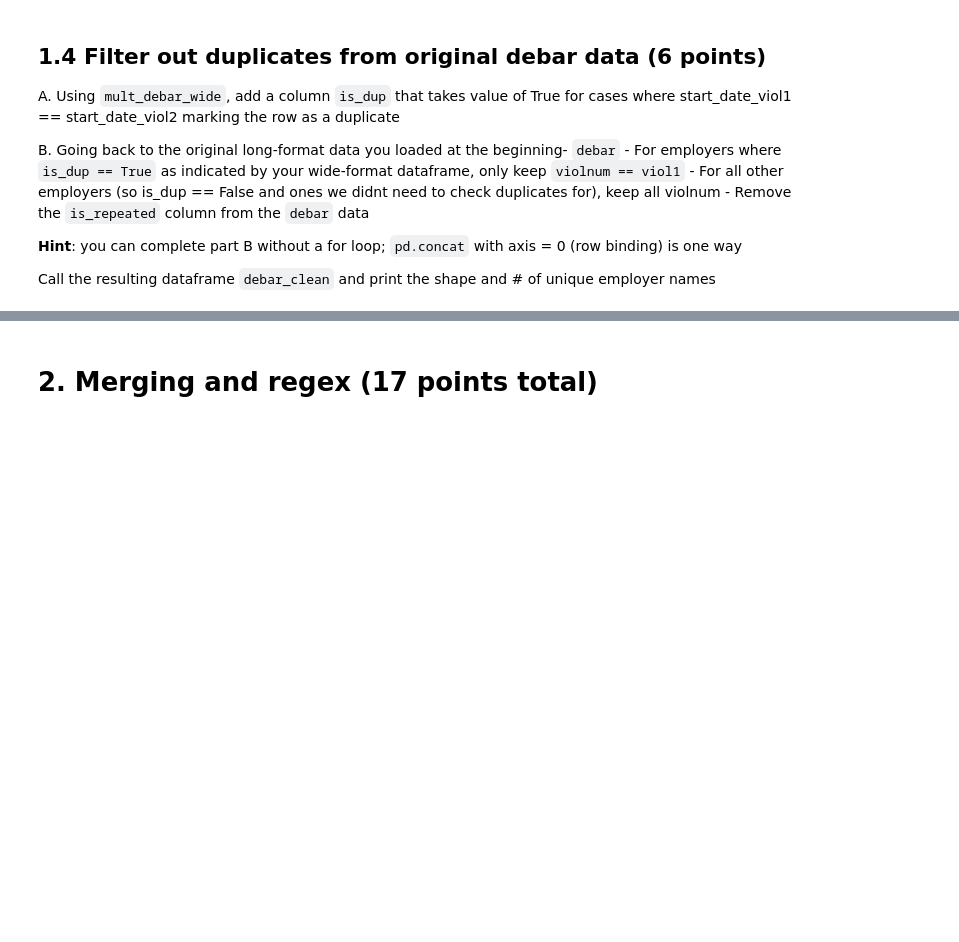
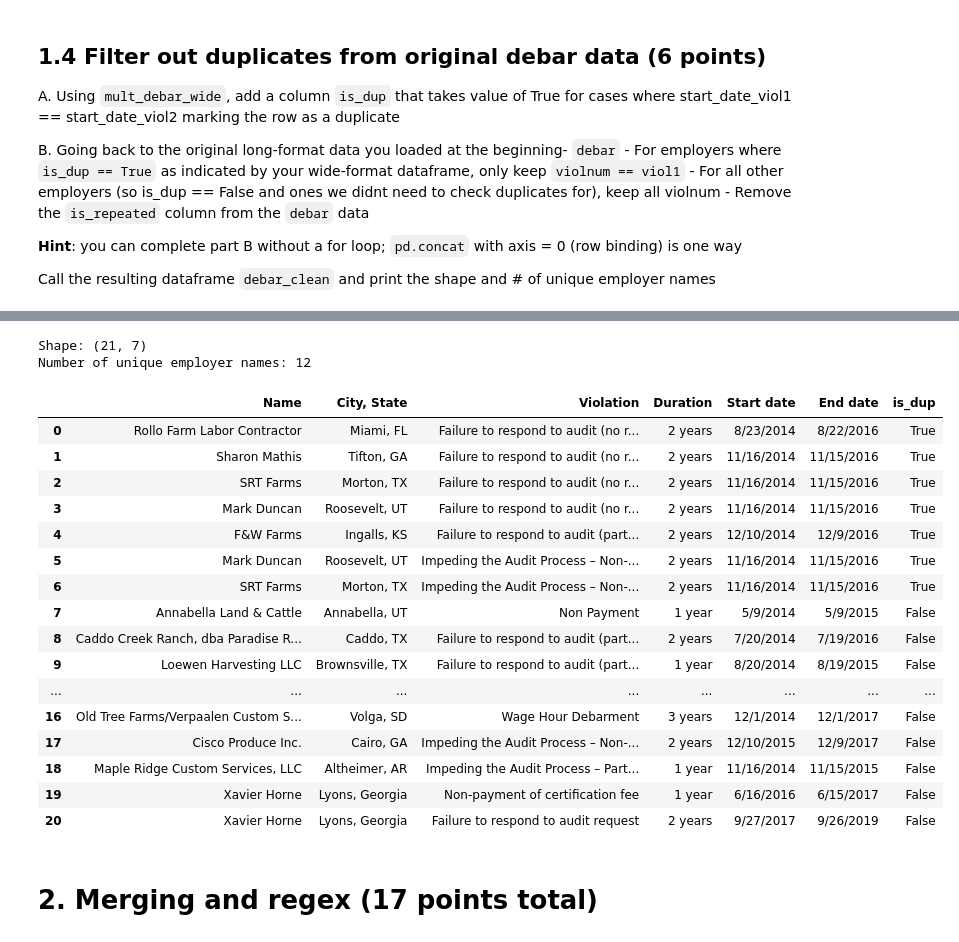
Before and after one commit to katepimentel/QSS20_S24, a Jupyter notebook: my_work/problem sets/pset2_blank.ipynb, the cells around one changed output, grey strips where cells are left out. Drawn from its saved outputs; the diff is of its cells as text; code cells hidden in the pictures; blank space fills up the shorter version.

```diff
--- a/my_work/problem sets/pset2_blank.ipynb
+++ b/my_work/problem sets/pset2_blank.ipynb
@@ -62,0 +100,4 @@ C. Subset to the rows where `is_repeated == True` and save that data as `mult_de
+# %%
+mult_debar = debar[debar['is_repeated']]
+mult_debar.head()
+print("Shape:", mult_debar.shape)
@@ -86,0 +134,12 @@ Print the head and shape
+# %%
+# Reshape mult_debar to a wide DataFrame (mult_debar_wide)
+mult_debar_wide = mult_debar.pivot_table(index=['Name', 'City, State'],
+                                         columns=mult_debar.groupby(['Name', 'City, State']).cumcount() + 1,
+                                         values='Start date',
+                                         aggfunc='first')
+
+# Rename the columns
+mult_debar_wide.columns = [f'start_date_viol{i}' for i in range(1, len(mult_debar_wide.columns) + 1)]
+
+mult_debar_wide
+print("Shape:", mult_debar_wide.shape)
@@ -101,0 +179,5 @@ Call the resulting dataframe `debar_clean` and print the shape and # of unique e
+# %%
+# Check if start_date_viol1 is equal to start_date_viol2, marking the row as a duplicate
+mult_debar_wide['is_dup'] = mult_debar_wide['start_date_viol1'] == mult_debar_wide['start_date_viol2']
+
+mult_debar_wide.head()
@@ -102,3 +192,48 @@ Call the resulting dataframe `debar_clean` and print the shape and # of unique e
+# %%
+# Reset index to bring 'Name' and 'City, State' back as columns
+mult_debar_wide.reset_index(inplace=True)
+
+# B. Merge debar with mult_debar_wide to add 'is_dup' information to each row in debar
+debar_with_dup_info = pd.merge(debar, mult_debar_wide[['Name', 'City, State', 'is_dup']], on=['Name', 'City, State'], how='left')
+
+# B. Filter out duplicates from the original debar data based on 'is_dup'
+# For employers where is_dup == True, keep only the rows where start_date_viol1 == start_date_viol2
+# For all other employers, keep all rows
+debar_clean = debar_with_dup_info[(debar_with_dup_info['is_dup'] == True) & (debar_with_dup_info['Start date'] == debar_with_dup_info['Start date'].shift(-1))]
+debar_clean = pd.concat([debar_clean, debar_with_dup_info[debar_with_dup_info['is_dup'] == False]], axis=0)
+
+# Reset the index
+debar_clean.reset_index(drop=True, inplace=True)
+
+# Remove the 'is_repeated' column from debar_clean
+debar_clean.drop(columns=['is_repeated'], inplace=True)
+
+# Print the shape and number of unique employer names
+print("Shape:", debar_clean.shape)
+print("Number of unique employer names:", debar_clean['Name'].nunique())
+# %% [output]
+Shape: (21, 7)
+Number of unique employer names: 12
+# %%
+debar_clean
+# %% [output]
+|  | Name | City, State | Violation | Duration | Start date | End date | is_dup |
+| 0 | Rollo Farm Labor Contractor | Miami, FL | Failure to respond to audit (no r... | 2 years | 8/23/2014 | 8/22/2016 | True |
+| 1 | Sharon Mathis | Tifton, GA | Failure to respond to audit (no r... | 2 years | 11/16/2014 | 11/15/2016 | True |
+| 2 | SRT Farms | Morton, TX | Failure to respond to audit (no r... | 2 years | 11/16/2014 | 11/15/2016 | True |
+| 3 | Mark Duncan | Roosevelt, UT | Failure to respond to audit (no r... | 2 years | 11/16/2014 | 11/15/2016 | True |
+| 4 | F&W Farms | Ingalls, KS | Failure to respond to audit (part... | 2 years | 12/10/2014 | 12/9/2016 | True |
+| 5 | Mark Duncan | Roosevelt, UT | Impeding the Audit Process – Non-... | 2 years | 11/16/2014 | 11/15/2016 | True |
+| 6 | SRT Farms | Morton, TX | Impeding the Audit Process – Non-... | 2 years | 11/16/2014 | 11/15/2016 | True |
+| 7 | Annabella Land & Cattle | Annabella, UT | Non Payment | 1 year | 5/9/2014 | 5/9/2015 | False |
+| 8 | Caddo Creek Ranch, dba Paradise R... | Caddo, TX | Failure to respond to audit (part... | 2 years | 7/20/2014 | 7/19/2016 | False |
+| 9 | Loewen Harvesting LLC | Brownsville, TX | Failure to respond to audit (part... | 1 year | 8/20/2014 | 8/19/2015 | False |
+| ... | ... | ... | ... | ... | ... | ... | ... |
+| 16 | Old Tree Farms/Verpaalen Custom S... | Volga, SD | Wage Hour Debarment | 3 years | 12/1/2014 | 12/1/2017 | False |
+| 17 | Cisco Produce Inc. | Cairo, GA | Impeding the Audit Process – Non-... | 2 years | 12/10/2015 | 12/9/2017 | False |
+| 18 | Maple Ridge Custom Services, LLC | Altheimer, AR | Impeding the Audit Process – Part... | 1 year | 11/16/2014 | 11/15/2015 | False |
+| 19 | Xavier Horne | Lyons, Georgia | Non-payment of certification fee | 1 year | 6/16/2016 | 6/15/2017 | False |
+| 20 | Xavier Horne | Lyons, Georgia | Failure to respond to audit request | 2 years | 9/27/2017 | 9/26/2019 | False |
 # %% [markdown]
 # 2. Merging and regex (17 points total)
 # %% [markdown]
```
Also changed, not shown: parts of 26 cells of this notebook.
